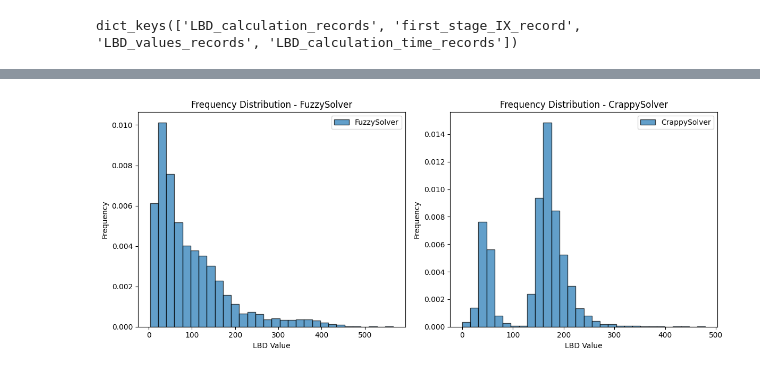
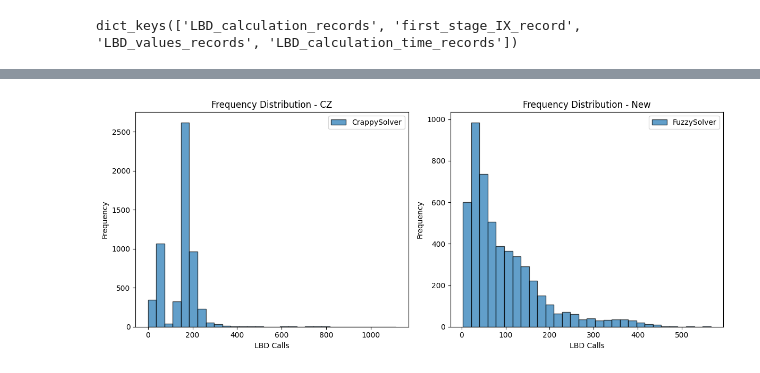
Before and after one commit to yship1002/CrappySolver, a Jupyter notebook: analysis.ipynb, the cells around one changed output, grey strips where cells are left out. Cells and saved outputs as stored; diff of their text form; code cells hidden in the pictures.

```diff
--- a/analysis.ipynb
+++ b/analysis.ipynb
@@ -2,9 +2,9 @@
 import json
 import numpy as np
 import matplotlib.pyplot as plt
-with open('/Users/jyang872/Desktop/CrappySolver/process.json', 'r') as f:
+with open('/Users/jyang872/Desktop/new_algorithm_example/process-3s-crappy.json', 'r') as f:
     crappy_data = json.load(f)
-with open('/Users/jyang872/Desktop/fuzzy-tribble/process.json', 'r') as f:
+with open('/Users/jyang872/Desktop/new_algorithm_example/process-3s-fuzzy.json', 'r') as f:
     fuzzy_data = json.load(f)
 fuzzy_lbd_cals=fuzzy_data["outsideAlgo"]["LBD_calculation_records"]
 crappy_lbd_cals=crappy_data["outsideAlgo"]["LBD_calculation_records"]
@@ -47,21 +71,21 @@ plot_LBD_values(crappy_data,fuzzy_data,0,5000)
 # %%
 plt.figure(figsize=(12, 5))
 
-plt.subplot(1, 2, 1)
-plt.hist(fuzzy_lbd_cals[100:], bins=30, alpha=0.7, label='FuzzySolver', edgecolor='black',density=True)
-plt.xlabel('LBD Value')
+plt.subplot(1, 2, 2)
+plt.hist(fuzzy_lbd_cals[50:], bins=30, alpha=0.7, label='FuzzySolver', edgecolor='black')
+plt.xlabel('LBD Calls')
 plt.ylabel('Frequency')
-plt.title('Frequency Distribution - FuzzySolver')
+plt.title('LBD calls Frequency Distribution - New')
 plt.legend()
 
-plt.subplot(1, 2, 2)
-plt.hist(crappy_lbd_cals[100:], bins=30, alpha=0.7, label='CrappySolver', edgecolor='black', density=True)
-plt.xlabel('LBD Value')
+plt.subplot(1, 2, 1)
+plt.hist(crappy_lbd_cals[50:], bins=30, alpha=0.7, label='CrappySolver', edgecolor='black')
+plt.xlabel('LBD Calls')
 plt.ylabel('Frequency')
-plt.title('Frequency Distribution - CrappySolver')
+plt.title('LBD calls Frequency Distribution - CZ')
 plt.legend()
 
 plt.tight_layout()
 plt.show()
 # %% [output]
-[figure, old version]
+[figure, new version]
```
Also changed, not shown: parts of 6 cells of this notebook, 8 other files.
